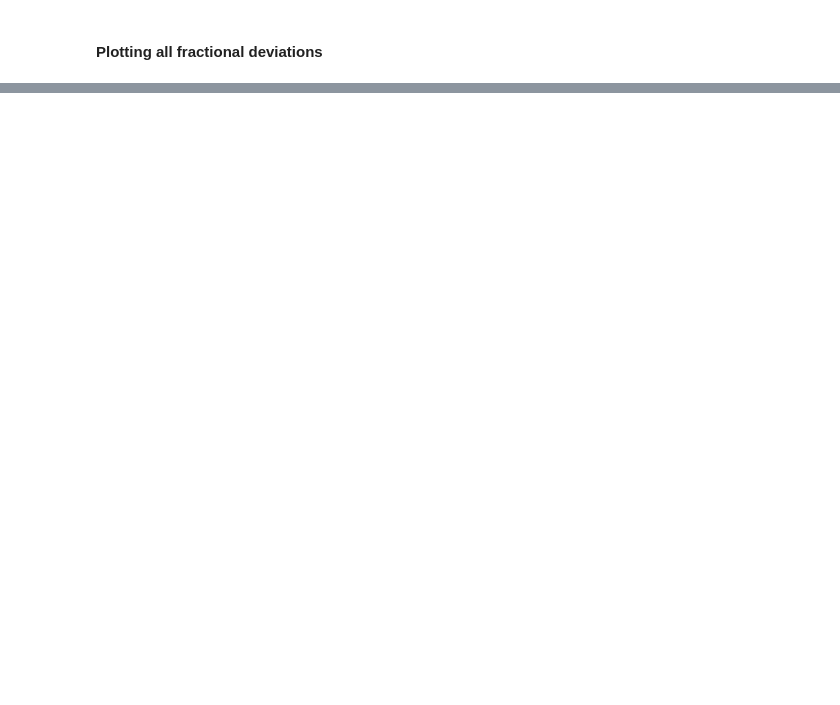
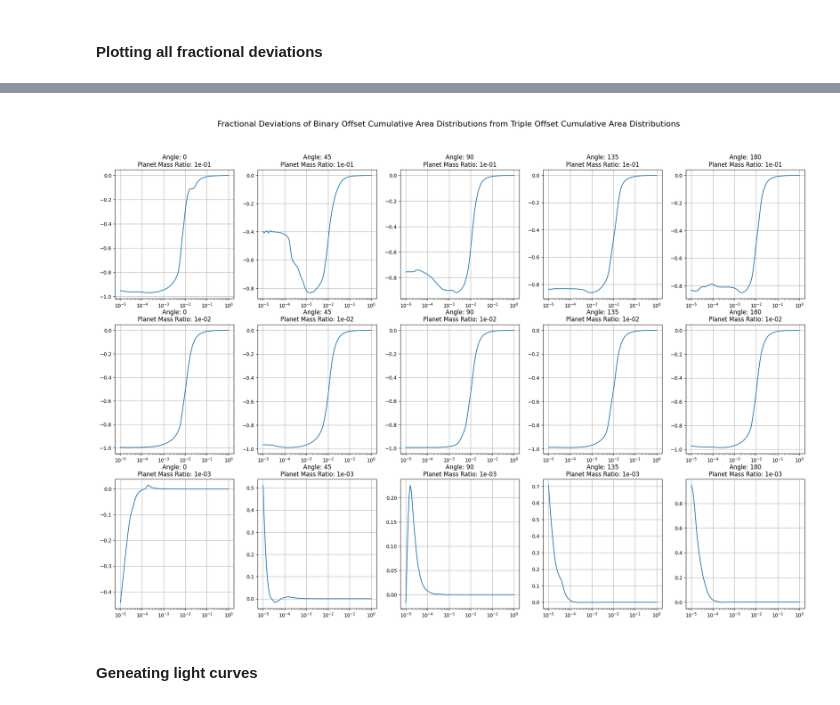
Before and after one commit to saividyud/NBLens, a Jupyter notebook: Unity Analysis/collection_08.ipynb, the cells around one changed output, grey strips where cells are left out. Cells and saved outputs as stored; diff of their text form; code cells hidden in the pictures; blank space fills up the shorter version.

```diff
--- a/Unity Analysis/collection_08.ipynb
+++ b/Unity Analysis/collection_08.ipynb
@@ -318,0 +491,22 @@ plt.show()
+# %%
+fig = plt.figure(figsize=(24, 16))
+all_axes = fig.subplots(3, 5)
+axes = all_axes
+
+fig.suptitle('\nCumulative Area Distributions of Fractional Differences from Binary Lens for Triple Lens', fontsize=16)
+
+for i, row in enumerate(axes):
+    for j, ax in enumerate(row):
+        ax.set_title(f'Angle: {betas[j]}\nPlanet Mass Ratio: {(pmrs[i]):.0e}')
+
+        ax.plot(xs, cumulative_area_distribution[:, i, j], label='Triple Offset')
+        ax.plot(xs, cumulative_area_distribution_binary_offset[:, i, j], label='Binary Offset')
+        ax.plot(xs, cumulative_area_distribution_cm_offset[:, i, j], label='CM Offset')
+
+        ax.set_xscale('log')
+        ax.grid(True)
+        ax.legend()
+
+fig.savefig('Cumulative Area Distribution Triple Lens.png', dpi=500)
+
+plt.show()
@@ -318,0 +515,25 @@ plt.show()
+# %%
+fig = plt.figure(figsize=(25, 16))
+all_axes = fig.subplots(3, 5)
+axes = all_axes
+
+fig.suptitle('\nFractional Deviations of Binary Offset Cumulative Area Distributions from Triple Offset Cumulative Area Distributions', fontsize=16)
+
+for i, row in enumerate(axes):
+    for j, ax in enumerate(row):
+        ax.set_title(f'Angle: {betas[j]}\nPlanet Mass Ratio: {(pmrs[i]):.0e}')
+
+        ax.plot(xs, (cumulative_area_distribution_binary_offset[:, i, j] - cumulative_area_distribution[:, i, j]) / cumulative_area_distribution[:, i, j])
+        # ax.plot(xs, (cumulative_area_distribution_cm_offset[:, i, j] - cumulative_area_distribution[:, i, j]) / cumulative_area_distribution[:, i, j], label='FD of CM from Triple Offset')
+
+        ax.set_xscale('log')
+        ax.grid(True)
+        # ax.legend()
+
+# fig.savefig('Cumulative Area Distribution Fractional Deviation.png', dpi=500)
+
+plt.show()
+# %% [output]
+[figure, added]
+# %% [markdown]
+#### Geneating light curves
```
Also changed, not shown: parts of 26 cells of this notebook, 12 other files.
